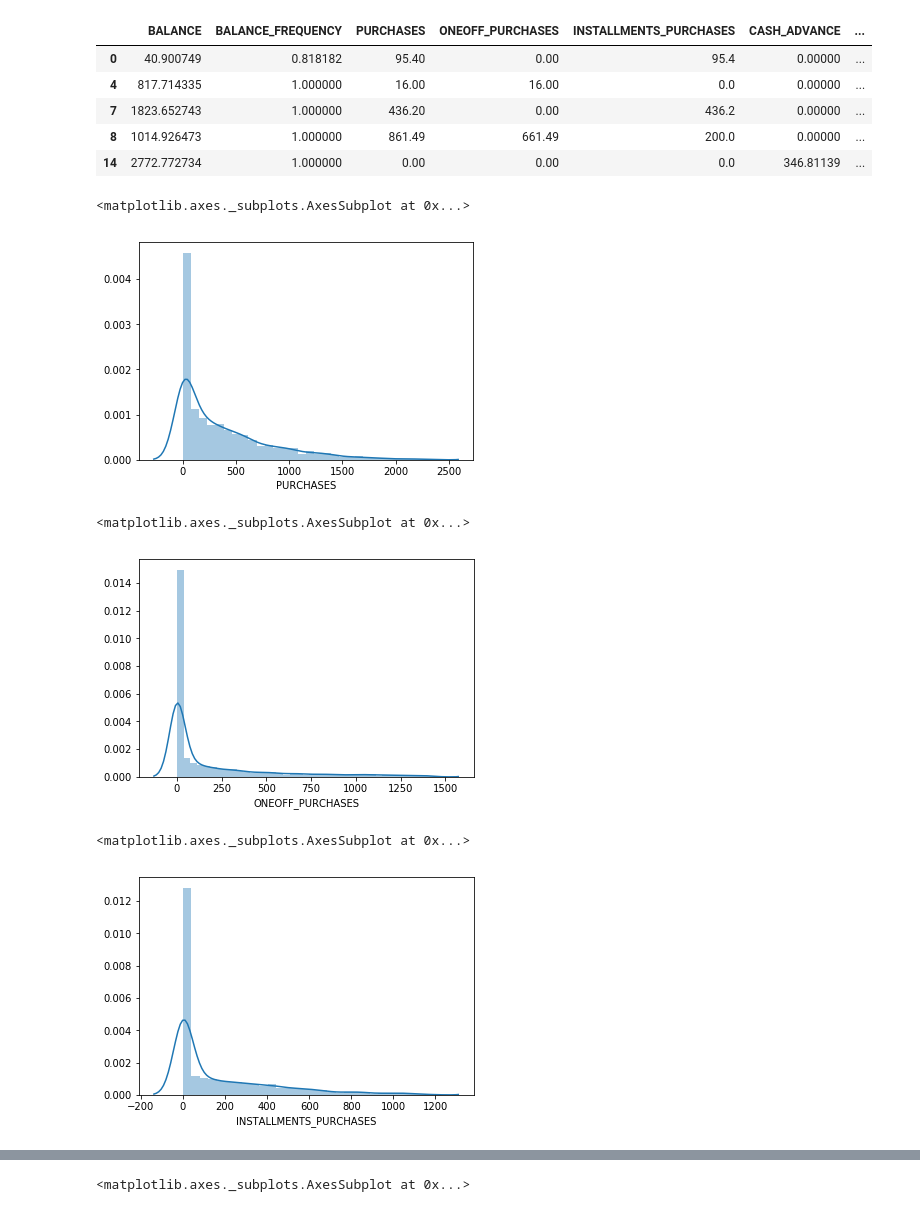
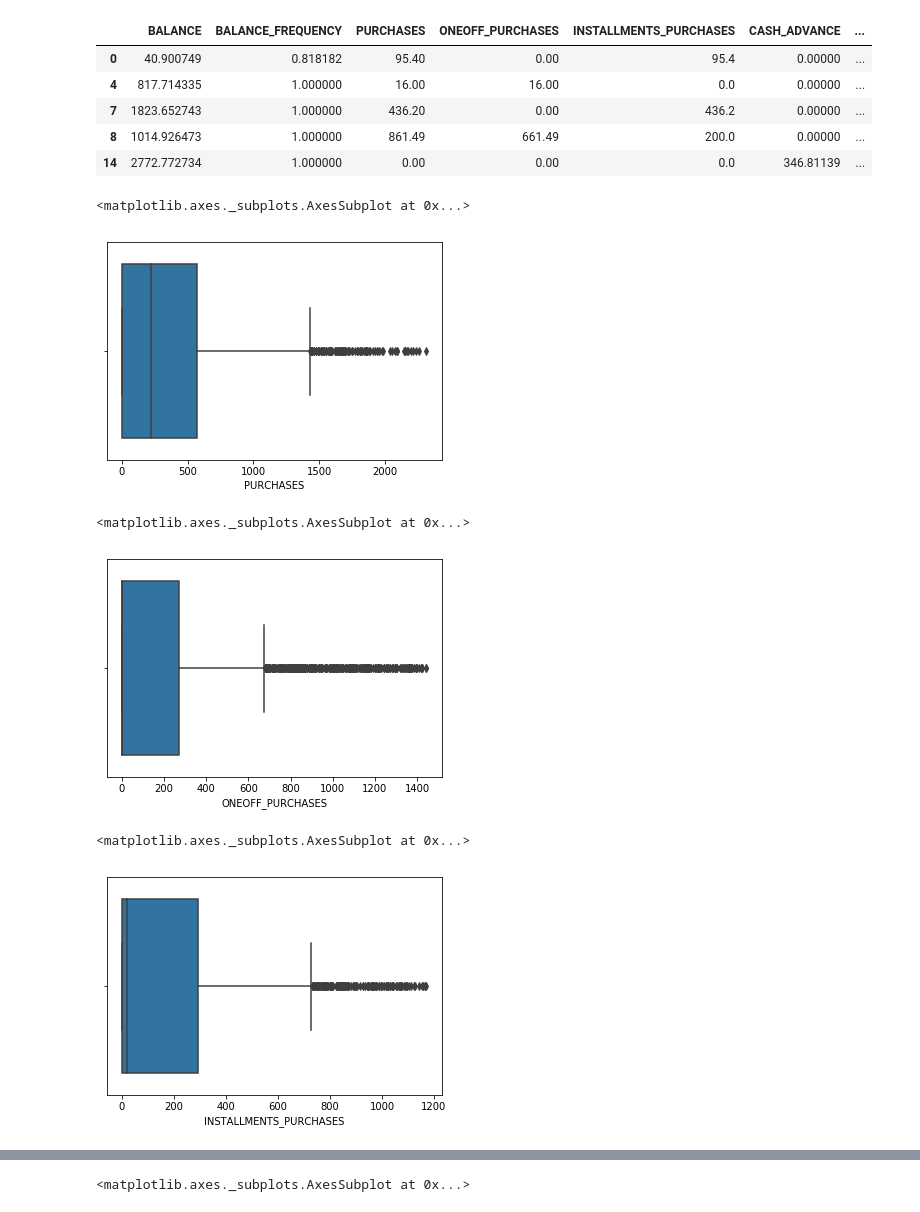
Before and after one commit to mohan-aditya05/credit_card_customer_segmentation, a Jupyter notebook: Credit Card-Segmentation.ipynb, the cells around one changed output, grey strips where cells are left out. Saved outputs shown, nothing was run; the diff lists cells and outputs as text; code cells hidden in the pictures.

```diff
--- a/Credit Card-Segmentation.ipynb
+++ b/Credit Card-Segmentation.ipynb
@@ -99,19 +99,19 @@ df.head()
 | 14 | 2772.772734 | 1.000000 | 0.00 | 0.00 | 0.0 | 346.81139 | ... |
 # %%
 # plt.figure(figsize=(20,10))
-sns.distplot(df['PURCHASES']) #Total purchase amount spent during last 12 months
+sns.boxplot(df['PURCHASES']) #Total purchase amount spent during last 12 months
 # %% [output]
 <matplotlib.axes._subplots.AxesSubplot at 0x...>
-[figure, old version]
+[figure, new version]
 # %%
 # plt.figure(figsize=(20,10))
-sns.distplot(df['ONEOFF_PURCHASES'])
+sns.boxplot(df['ONEOFF_PURCHASES'])
 # %% [output]
 <matplotlib.axes._subplots.AxesSubplot at 0x...>
-[figure, old version]
+[figure, new version]
 # %%
-sns.distplot(df['INSTALLMENTS_PURCHASES'])
+sns.boxplot(df['INSTALLMENTS_PURCHASES'])
 # %% [output]
 <matplotlib.axes._subplots.AxesSubplot at 0x...>
-[figure, old version]
+[figure, new version]
 # %%
```
Also changed, not shown: parts of 92 cells of this notebook.
